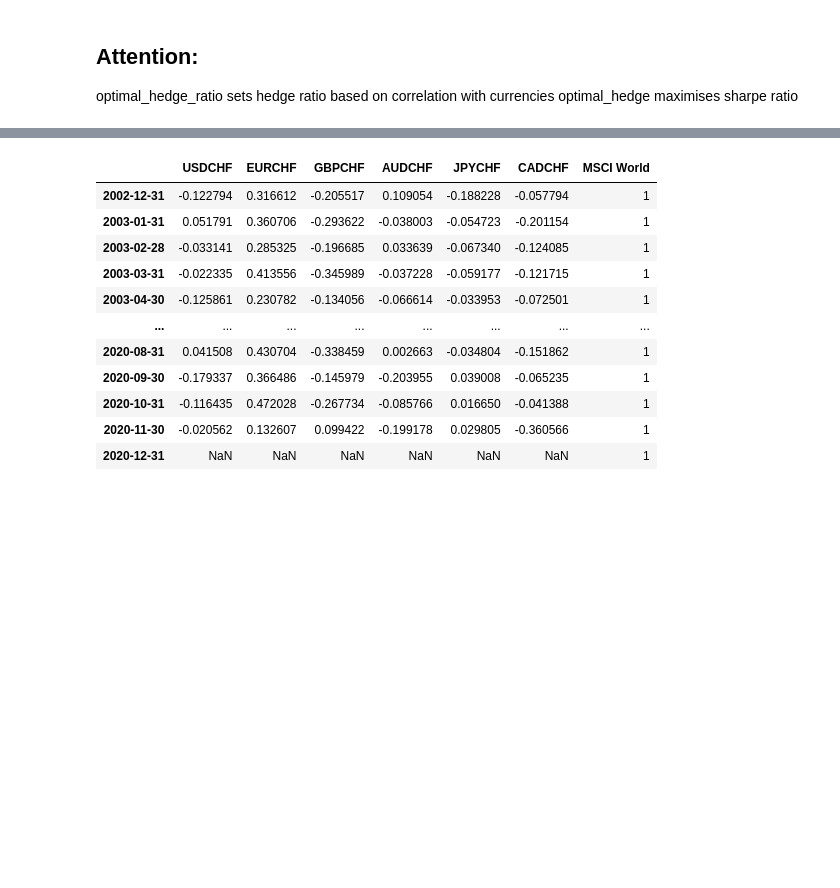
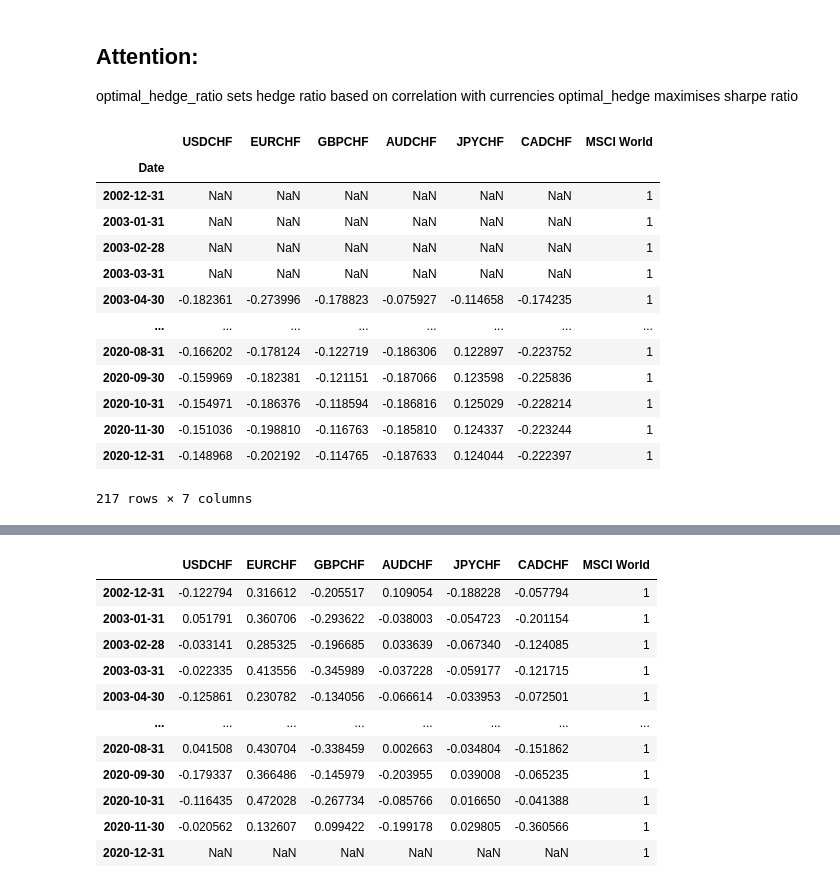
Before and after one commit to Tobias-Mann/Practicioners-Seminar-Notebook, a Jupyter notebook: Notebook.ipynb, the cells around one changed output, grey strips where cells are left out. Cells and saved outputs as stored; diff of their text form; code cells hidden in the pictures; blank space fills up the shorter version.

```diff
--- a/Notebook.ipynb
+++ b/Notebook.ipynb
@@ -464,18 +464,41 @@ optimal_hedge maximises sharpe ratio
 # %%
 # Add optimal hedge ratio strategy
 df_msci_fx_ret = df_msci_w_fx_ret[df_msci_w_fx_ret.index.isin(df_msci_w_fx_ret.index)]
 df_msci_fx_ret.loc[:,'M0WOHCHF Index'] = np.log(df_msci_world_chf).diff()
 cols = list(df_msci_fx_ret.columns)
 cols[-1] = 'MSCI World Total Return CHF'
 df_msci_fx_ret.columns = cols
 df_msci_fx_ret
+optimal_hedge_weights = pd.DataFrame(index = df_msci_fx_ret.index)
 
-# 90 Day rolling correlations
-optimal_hedge_weights =  - df_msci_fx_ret[df_fx_direct.columns].rolling('720D', min_periods=20).corr(df_msci_fx_ret['MSCI World Total Return CHF'])
+# Rolling correlations
+for cur in df_fx_direct.columns:
+    x = df_msci_fx_ret[cur]
+    y = df_msci_fx_ret['MSCI World Total Return CHF']
+    ols = RollingOLS(y, x, window=504).fit().params
+    optimal_hedge_weights[cur] = - ols
+
+# optimal_hedge_weights =  - df_msci_fx_ret[df_fx_direct.columns].rolling('720D', min_periods=20).corr(df_msci_fx_ret['MSCI World Total Return CHF'])
 optimal_hedge_weights = optimal_hedge_weights.resample('M').last()
 backtest_optimal_hedge_ratio_weights = optimal_hedge_weights[optimal_hedge_weights.index.isin(months)]
 
 # To avoid overleverage, set leverage of FX to 1
 backtest_optimal_hedge_ratio_weights = backtest_optimal_hedge_ratio_weights.div(np.abs(backtest_optimal_hedge_ratio_weights).sum(axis=1), axis=0)
 
 backtest_optimal_hedge_ratio_weights['MSCI World'] = 1
+backtest_optimal_hedge_ratio_weights
+# %% [output]
+|  | USDCHF | EURCHF | GBPCHF | AUDCHF | JPYCHF | CADCHF | MSCI World |
+| Date |  |  |  |  |  |  |  |
+| 2002-12-31 | NaN | NaN | NaN | NaN | NaN | NaN | 1 |
+| 2003-01-31 | NaN | NaN | NaN | NaN | NaN | NaN | 1 |
+| 2003-02-28 | NaN | NaN | NaN | NaN | NaN | NaN | 1 |
+| 2003-03-31 | NaN | NaN | NaN | NaN | NaN | NaN | 1 |
+| 2003-04-30 | -0.182361 | -0.273996 | -0.178823 | -0.075927 | -0.114658 | -0.174235 | 1 |
+| ... | ... | ... | ... | ... | ... | ... | ... |
+| 2020-08-31 | -0.166202 | -0.178124 | -0.122719 | -0.186306 | 0.122897 | -0.223752 | 1 |
+| 2020-09-30 | -0.159969 | -0.182381 | -0.121151 | -0.187066 | 0.123598 | -0.225836 | 1 |
+| 2020-10-31 | -0.154971 | -0.186376 | -0.118594 | -0.186816 | 0.125029 | -0.228214 | 1 |
+| 2020-11-30 | -0.151036 | -0.198810 | -0.116763 | -0.185810 | 0.124337 | -0.223244 | 1 |
+| 2020-12-31 | -0.148968 | -0.202192 | -0.114765 | -0.187633 | 0.124044 | -0.222397 | 1 |
+217 rows × 7 columns
```
Also changed, not shown: parts of 3 cells of this notebook.
